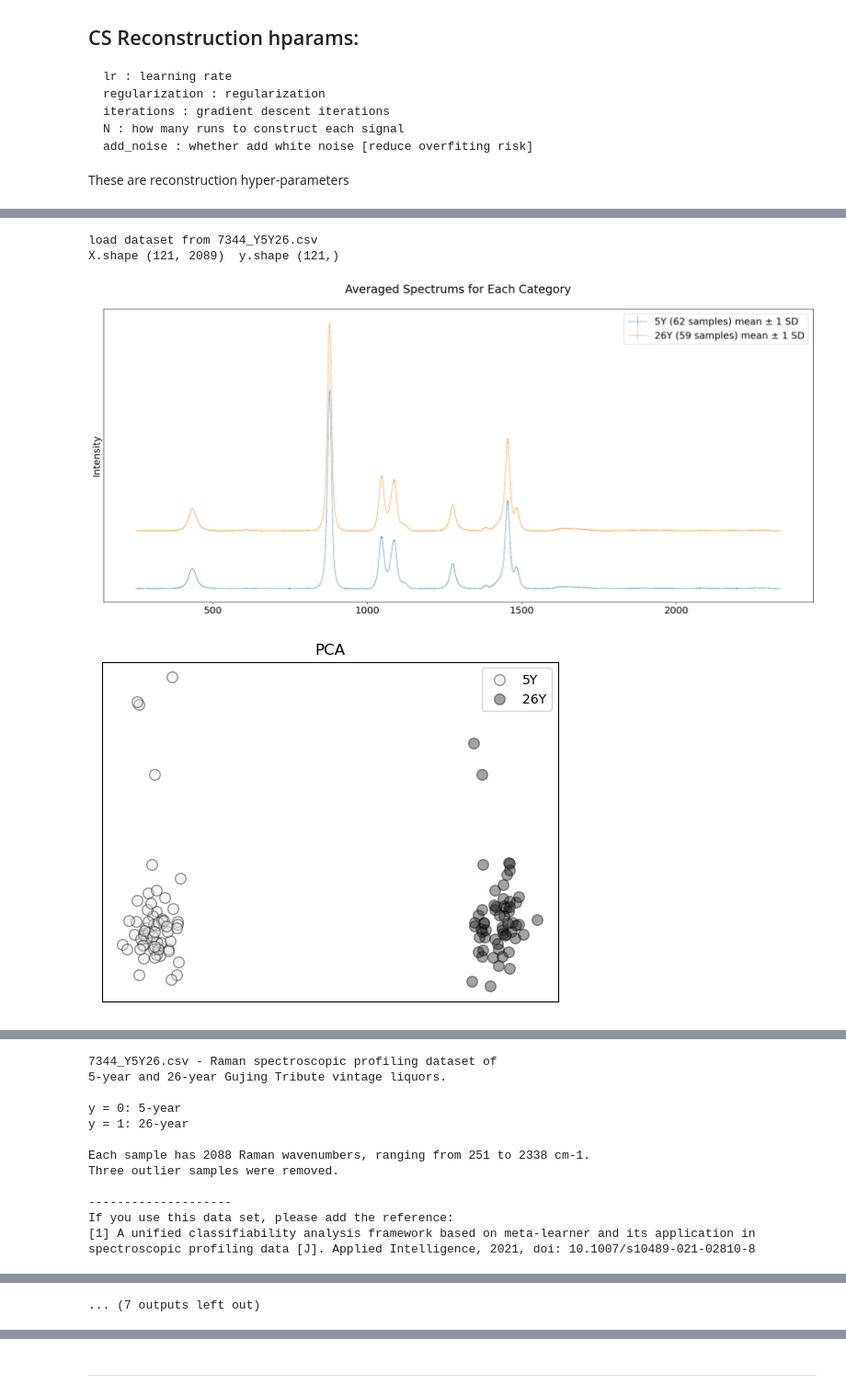
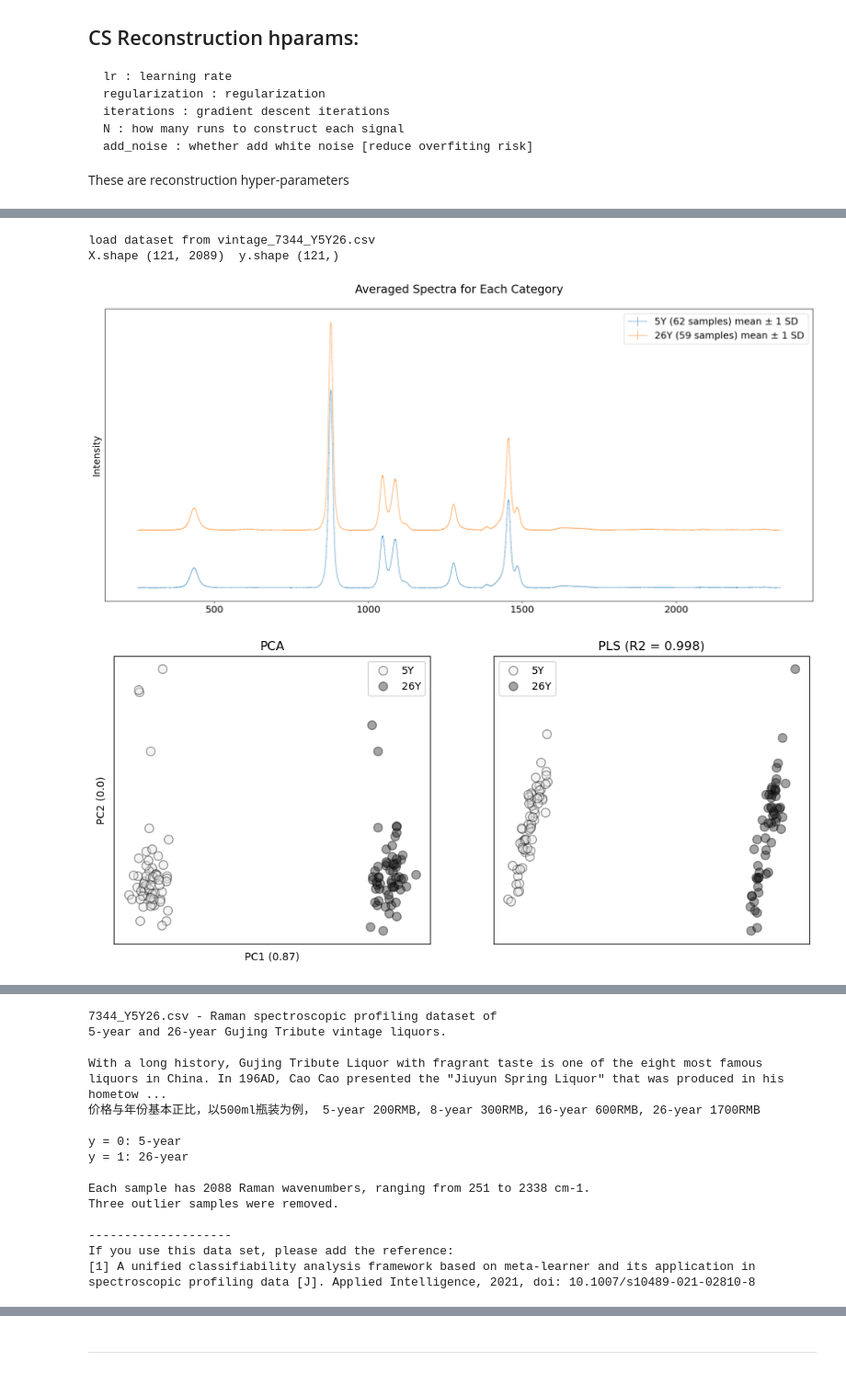
Before and after one commit to zhangys11/cs1, a Jupyter notebook: notebooks/Compressed Sensing - VAE - Vintage.ipynb, the cells around one changed output, grey strips where cells are left out. Shown at 92% size. Drawn from its saved outputs; the diff is of its cells as text; code cells hidden in the pictures.

```diff
--- a/notebooks/Compressed Sensing - VAE - Vintage.ipynb
+++ b/notebooks/Compressed Sensing - VAE - Vintage.ipynb
@@ -119,9 +83,12 @@ These are reconstruction hyper-parameters
 # %%
 from cs1.basis.adaptive import vae
-X, y, scaler, clf, model1, model2 = vae.build_vae()
+import os
+os.environ['CUDA_LAUNCH_BLOCKING'] = '1'
+
+X, y, scaler, clf, model = vae.build_vae()
 # %% [output]
 Load dataset
-load dataset from 7344_Y5Y26.csv
+load dataset from vintage_7344_Y5Y26.csv
 X.shape (121, 2089)  y.shape (121,)
-[figure, old version]
+[figure, new version]
-[figure, old version]
+[figure, new version]
@@ -129,5 +95,8 @@ X.shape (121, 2089)  y.shape (121,)
 7344_Y5Y26.csv - Raman spectroscopic profiling dataset of
 5-year and 26-year Gujing Tribute vintage liquors.
+
+With a long history, Gujing Tribute Liquor with fragrant taste is one of the eight most famous liquors in China. In 196AD, Cao Cao presented the "Jiuyun Spring Liquor" that was produced in his hometow ...
+价格与年份基本正比，以500ml瓶装为例， 5-year 200RMB, 8-year 300RMB, 16-year 600RMB, 26-year 1700RMB
 
 y = 0: 5-year
 y = 1: 26-year
@@ -179 +133,0 @@ Train Epoch: 29 [0/96 (0%)]     Loss: -10731.629883
-... (7 outputs left out)
```
Also changed, not shown: parts of 42 cells of this notebook, 8 other files.
